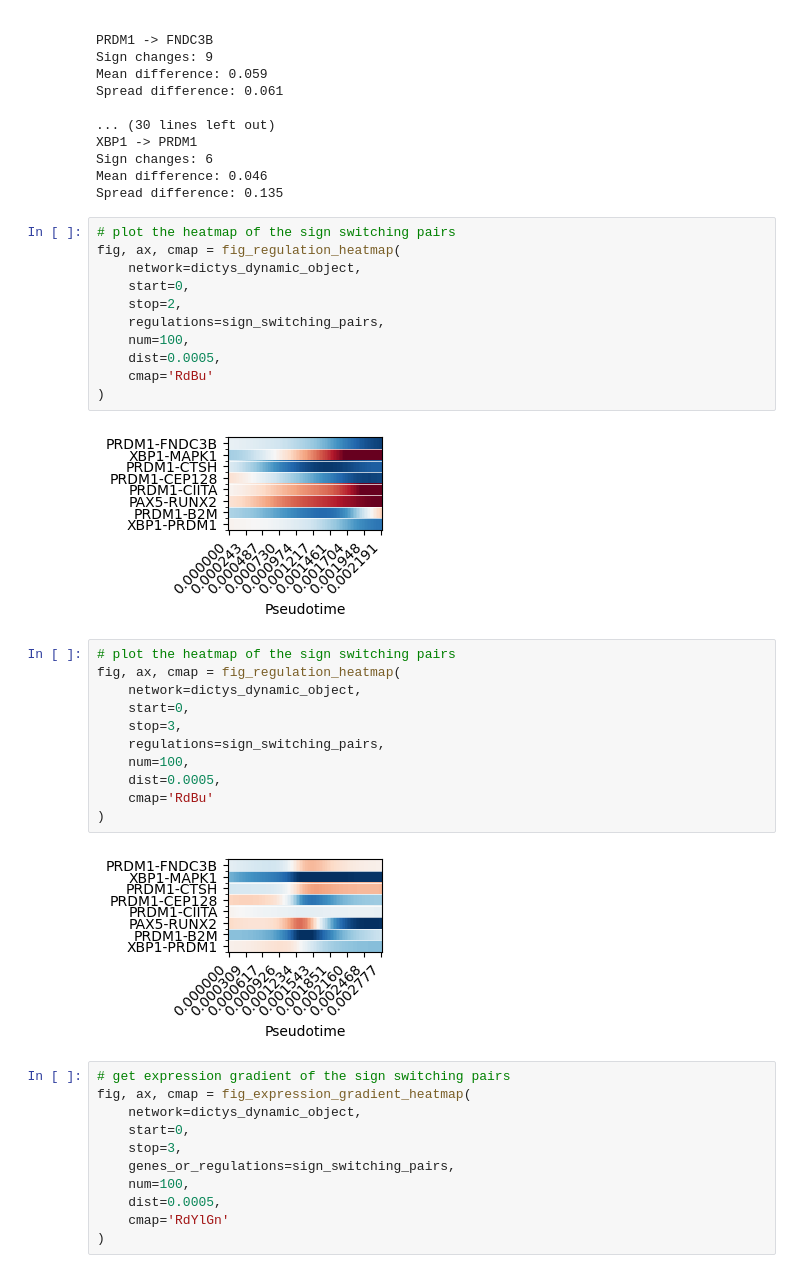
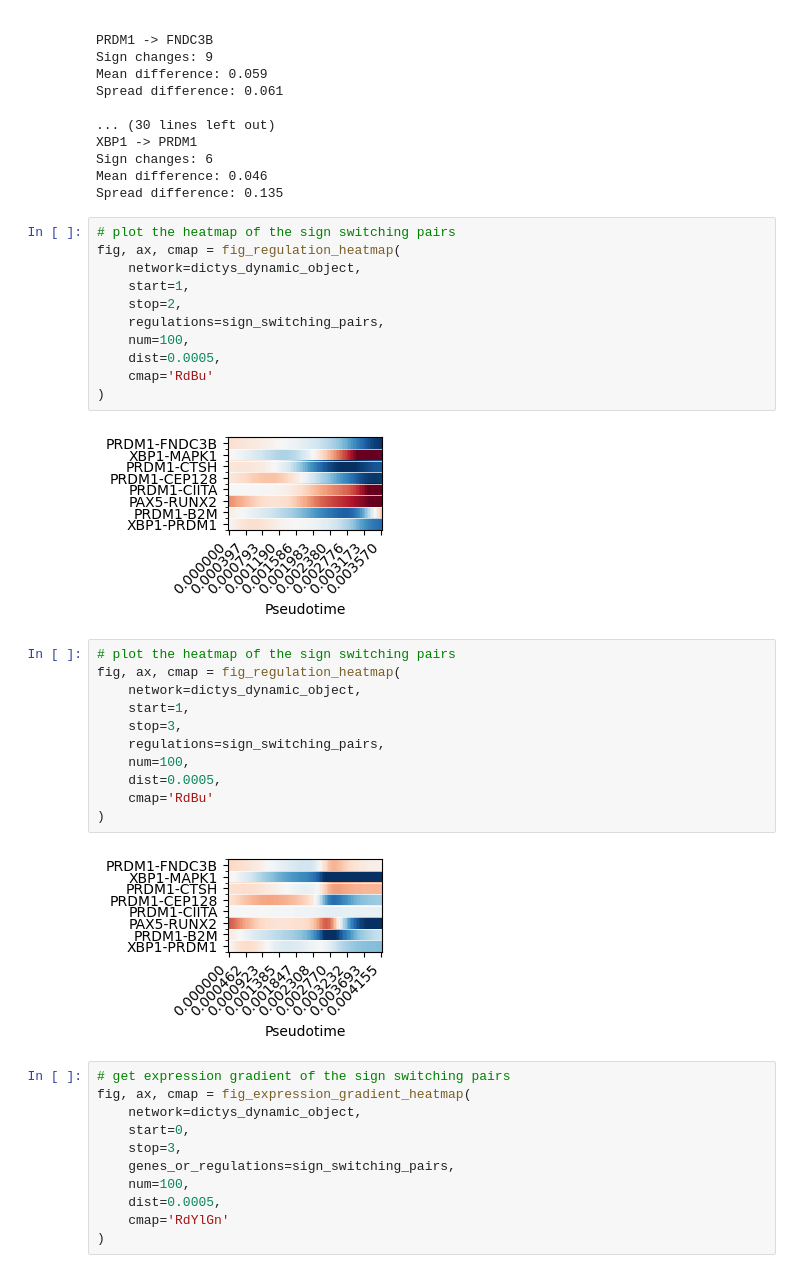
Before and after one commit to sachha-naksha/B_Cell_States, a Jupyter notebook: multiome_dynamic_regulation/py_scripts/analysis/custom_analysis.ipynb, the cells around one changed output. Drawn from its saved outputs; the diff is of its cells as text.

```diff
--- a/multiome_dynamic_regulation/py_scripts/analysis/custom_analysis.ipynb
+++ b/multiome_dynamic_regulation/py_scripts/analysis/custom_analysis.ipynb
@@ -407,21 +407,21 @@ Spread difference: 0.135
 # %%
 # plot the heatmap of the sign switching pairs
 fig, ax, cmap = fig_regulation_heatmap(
     network=dictys_dynamic_object,
-    start=0,
+    start=1,
     stop=2,
     regulations=sign_switching_pairs,
     num=100,
     dist=0.0005,
     cmap='RdBu'
 )
 # %% [output]
-[figure, old version]
+[figure, new version]
 # %%
 # plot the heatmap of the sign switching pairs
 fig, ax, cmap = fig_regulation_heatmap(
     network=dictys_dynamic_object,
-    start=0,
+    start=1,
     stop=3,
     regulations=sign_switching_pairs,
     num=100,
@@ -429,7 +429,7 @@ fig, ax, cmap = fig_regulation_heatmap(
     cmap='RdBu'
 )
 # %% [output]
-[figure, old version]
+[figure, new version]
 # %%
 # get expression gradient of the sign switching pairs
 fig, ax, cmap = fig_expression_gradient_heatmap(
```
Also changed, not shown: parts of 25 cells of this notebook, 3 other files.
